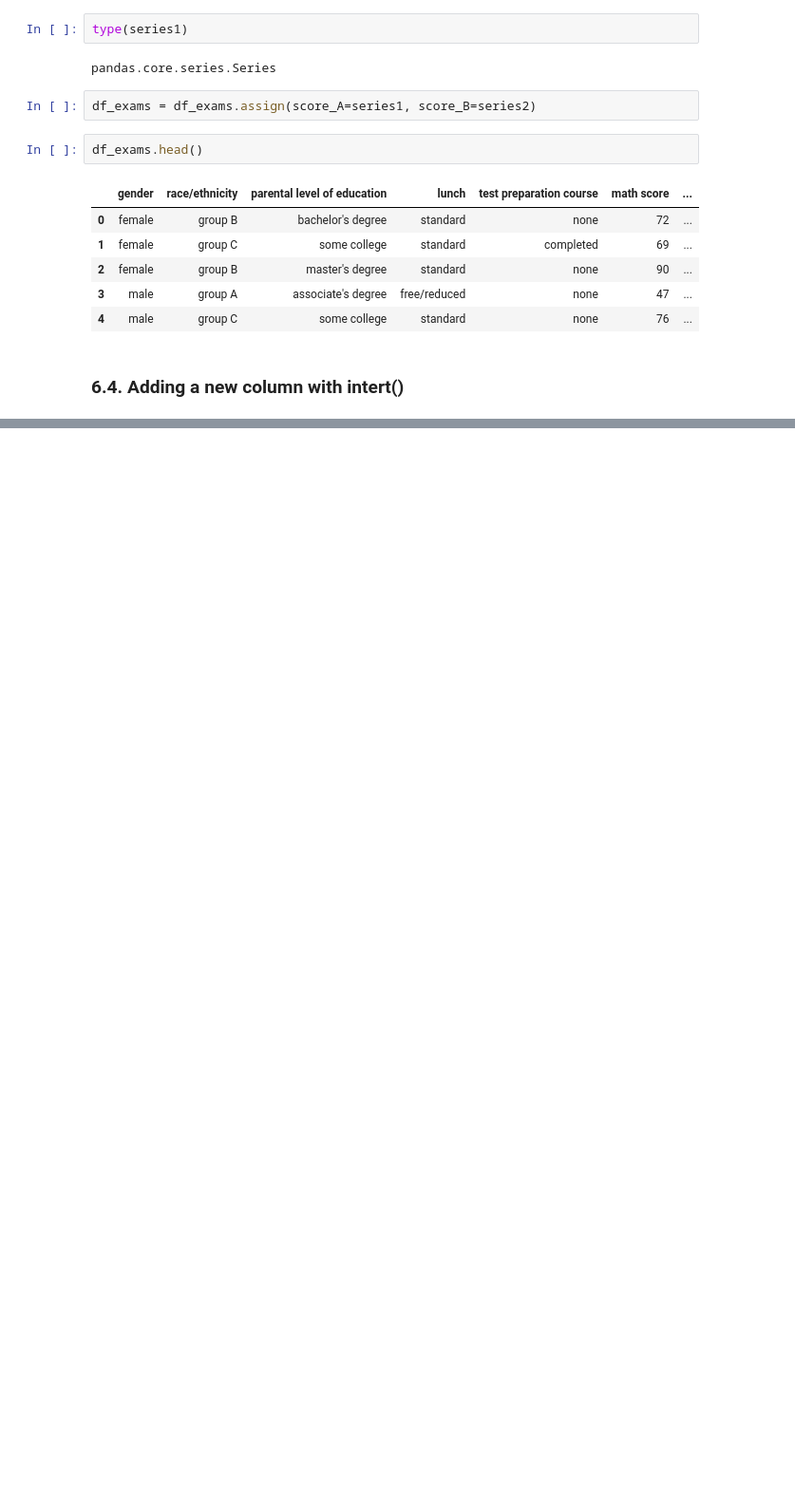
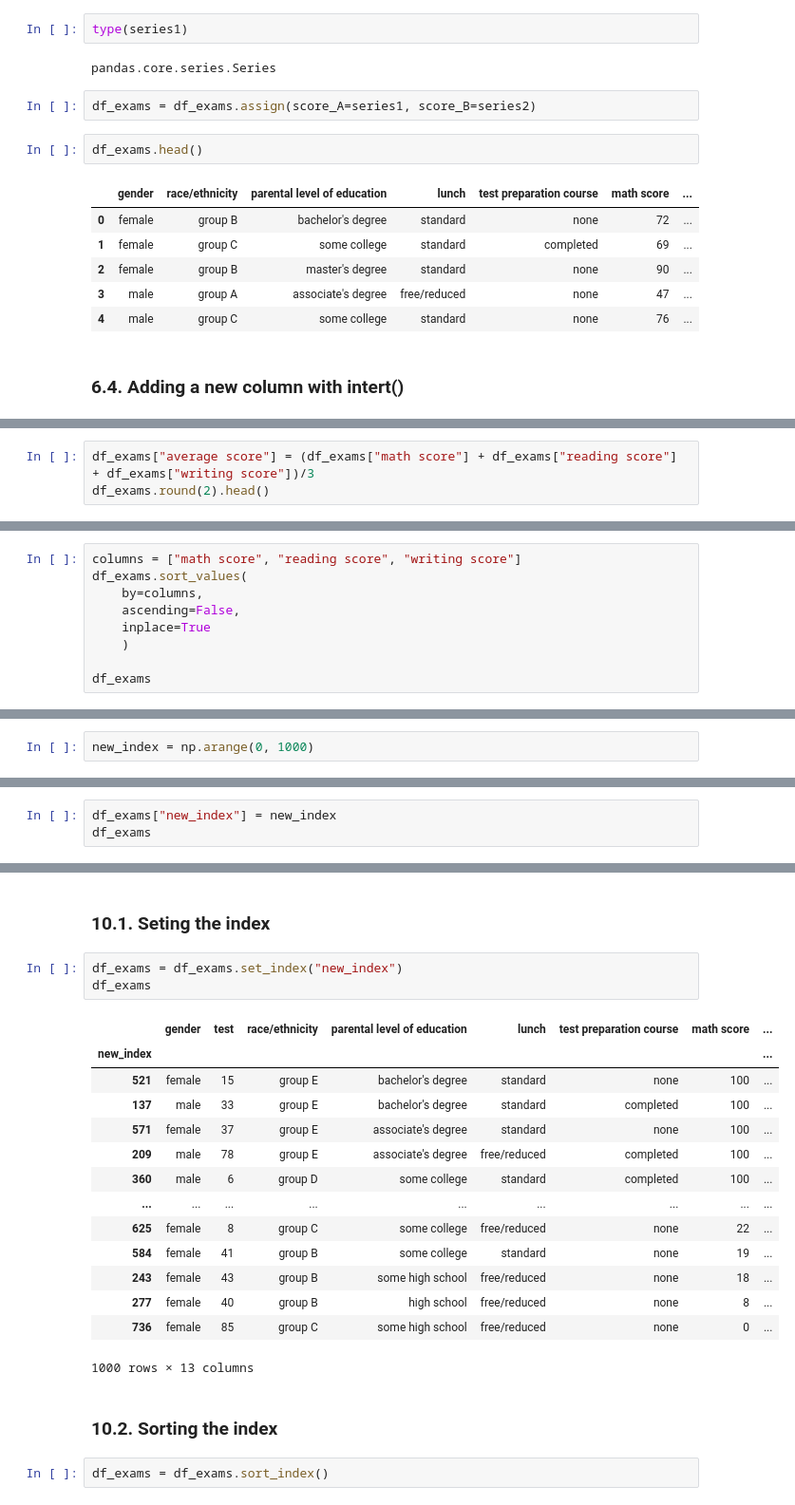
Before and after one commit to bruno-lima98/freeCodeCamp-course-ds, a Jupyter notebook: pandas_review.ipynb, the cells around one changed output, grey strips where cells are left out. Shown at 95% size. Drawn from its saved outputs; the diff is of its cells as text; blank space fills up the shorter version.

```diff
--- a/pandas_review.ipynb
+++ b/pandas_review.ipynb
@@ -379,0 +430,3 @@ df_exams.head()
+# %%
+df_exams["average score"] = (df_exams["math score"] + df_exams["reading score"] + df_exams["writing score"])/3
+df_exams.round(2).head()
@@ -379,0 +537,9 @@ df_exams.head()
+# %%
+columns = ["math score", "reading score", "writing score"]
+df_exams.sort_values(
+    by=columns,
+    ascending=False,
+    inplace=True
+    )
+
+df_exams
@@ -379,0 +584,2 @@ df_exams.head()
+# %%
+new_index = np.arange(0, 1000)
@@ -379,0 +588,3 @@ df_exams.head()
+# %%
+df_exams["new_index"] = new_index
+df_exams
@@ -379,0 +605,24 @@ df_exams.head()
+# %% [markdown]
+### 10.1. Seting the index
+# %%
+df_exams = df_exams.set_index("new_index")
+df_exams
+# %% [output]
+|  | gender | test | race/ethnicity | parental level of education | lunch | test preparation course | math score | ... |
+| new_index |  |  |  |  |  |  |  | ... |
+| 521 | female | 15 | group E | bachelor's degree | standard | none | 100 | ... |
+| 137 | male | 33 | group E | bachelor's degree | standard | completed | 100 | ... |
+| 571 | female | 37 | group E | associate's degree | standard | none | 100 | ... |
+| 209 | male | 78 | group E | associate's degree | free/reduced | completed | 100 | ... |
+| 360 | male | 6 | group D | some college | standard | completed | 100 | ... |
+| ... | ... | ... | ... | ... | ... | ... | ... | ... |
+| 625 | female | 8 | group C | some college | free/reduced | none | 22 | ... |
+| 584 | female | 41 | group B | some college | standard | none | 19 | ... |
+| 243 | female | 43 | group B | some high school | free/reduced | none | 18 | ... |
+| 277 | female | 40 | group B | high school | free/reduced | none | 8 | ... |
+| 736 | female | 85 | group C | some high school | free/reduced | none | 0 | ... |
+1000 rows × 13 columns
+# %% [markdown]
+### 10.2. Sorting the index
+# %%
+df_exams = df_exams.sort_index()
```
Also changed, not shown: parts of 31 cells of this notebook.
